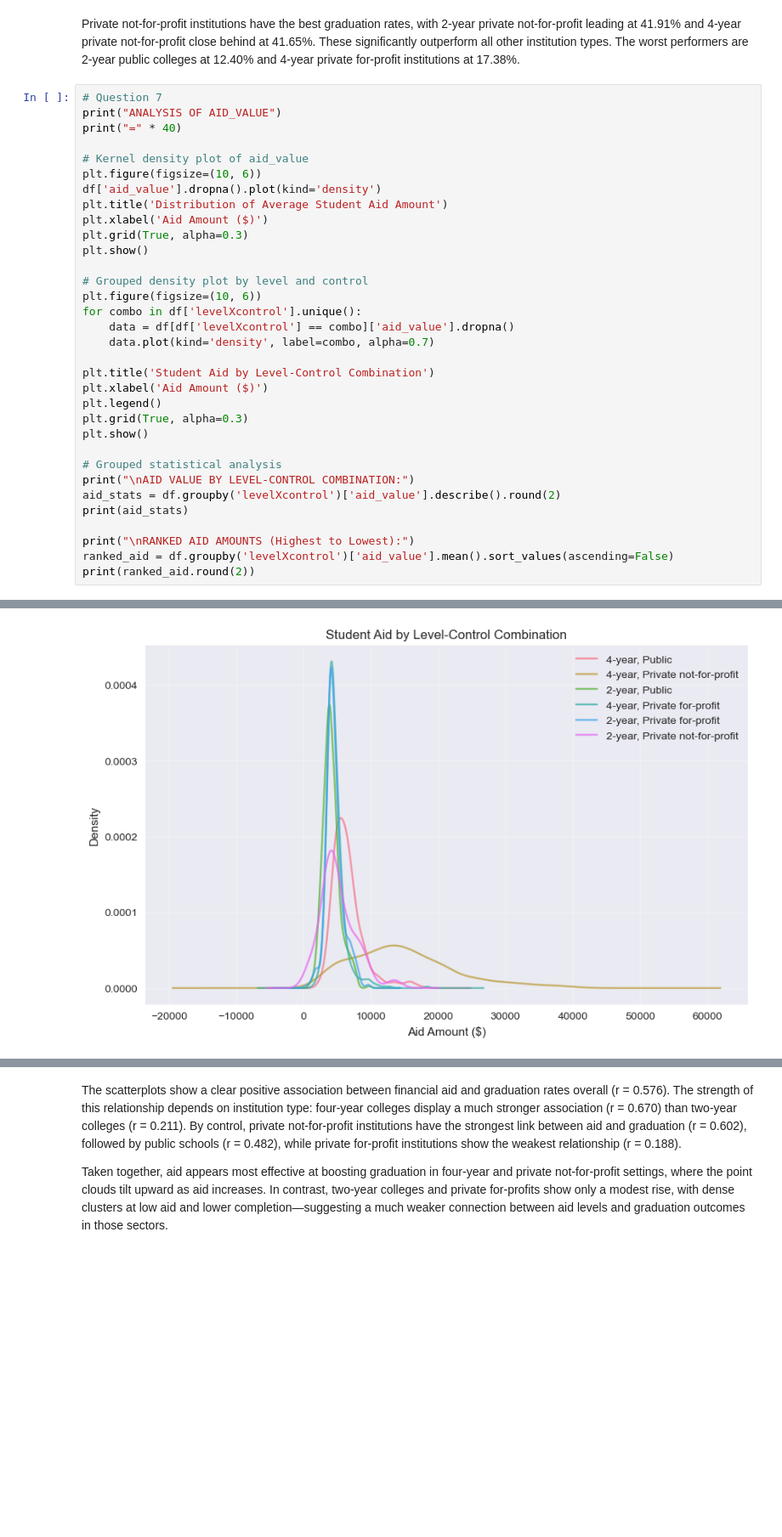
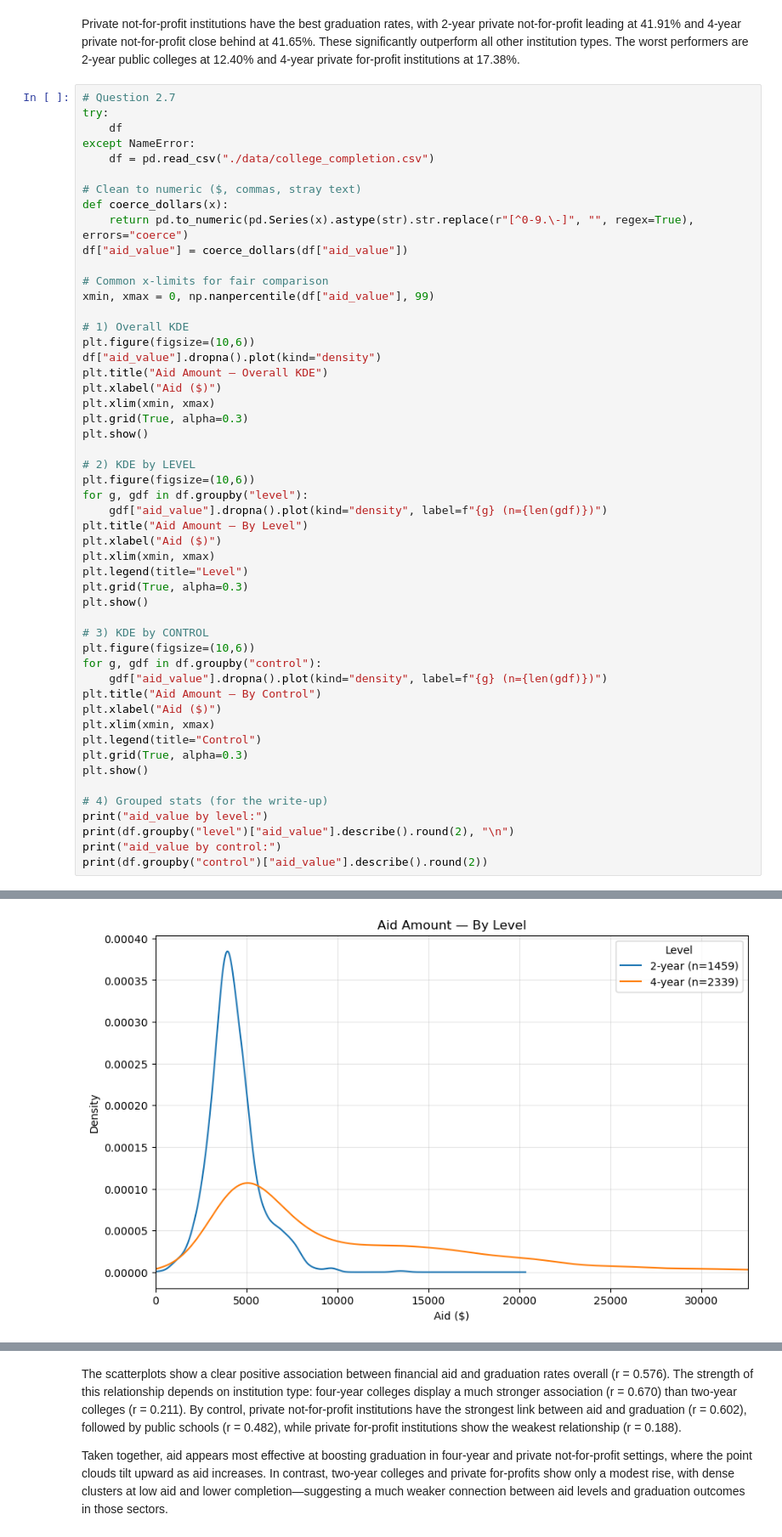
Before and after one commit to jly123819/visualization_assignment, a Jupyter notebook: assignment.ipynb, the cells around one changed output, grey strips where cells are left out. Shown at 85% size. Cells and saved outputs as stored; diff of their text form; blank space fills up the shorter version.

```diff
--- a/assignment.ipynb
+++ b/assignment.ipynb
@@ -412,36 +427,54 @@ Name: grad_100_value, dtype: float64
 # %% [markdown]
 Private not-for-profit institutions have the best graduation rates, with 2-year private not-for-profit leading at 41.91% and 4-year private not-for-profit close behind at 41.65%. These significantly outperform all other institution types. The worst performers are 2-year public colleges at 12.40% and 4-year private for-profit institutions at 17.38%.
 # %%
-# Question 7
-print("ANALYSIS OF AID_VALUE")
-print("=" * 40)
+# Question 2.7
+try:
+    df
+except NameError:
+    df = pd.read_csv("./data/college_completion.csv")
 
-# Kernel density plot of aid_value
-plt.figure(figsize=(10, 6))
-df['aid_value'].dropna().plot(kind='density')
-plt.title('Distribution of Average Student Aid Amount')
-plt.xlabel('Aid Amount ($)')
+# Clean to numeric ($, commas, stray text)
+def coerce_dollars(x):
+    return pd.to_numeric(pd.Series(x).astype(str).str.replace(r"[^0-9.\-]", "", regex=True), errors="coerce")
+df["aid_value"] = coerce_dollars(df["aid_value"])
+
+# Common x-limits for fair comparison
+xmin, xmax = 0, np.nanpercentile(df["aid_value"], 99)
+
+# 1) Overall KDE
+plt.figure(figsize=(10,6))
+df["aid_value"].dropna().plot(kind="density")
+plt.title("Aid Amount — Overall KDE")
+plt.xlabel("Aid ($)")
+plt.xlim(xmin, xmax)
 plt.grid(True, alpha=0.3)
 plt.show()
 
-# Grouped density plot by level and control
-plt.figure(figsize=(10, 6))
-for combo in df['levelXcontrol'].unique():
-    data = df[df['levelXcontrol'] == combo]['aid_value'].dropna()
-    data.plot(kind='density', label=combo, alpha=0.7)
-
-plt.title('Student Aid by Level-Control Combination')
-plt.xlabel('Aid Amount ($)')
-plt.legend()
+# 2) KDE by LEVEL
+plt.figure(figsize=(10,6))
+for g, gdf in df.groupby("level"):
+    gdf["aid_value"].dropna().plot(kind="density", label=f"{g} (n={len(gdf)})")
+plt.title("Aid Amount — By Level")
+plt.xlabel("Aid ($)")
+plt.xlim(xmin, xmax)
+plt.legend(title="Level")
 plt.grid(True, alpha=0.3)
 plt.show()
 
-# Grouped statistical analysis
-print("\nAID VALUE BY LEVEL-CONTROL COMBINATION:")
-aid_stats = df.groupby('levelXcontrol')['aid_value'].describe().round(2)
-print(aid_stats)
+# 3) KDE by CONTROL
+plt.figure(figsize=(10,6))
+for g, gdf in df.groupby("control"):
+    gdf["aid_value"].dropna().plot(kind="density", label=f"{g} (n={len(gdf)})")
+plt.title("Aid Amount — By Control")
+plt.xlabel("Aid ($)")
+plt.xlim(xmin, xmax)
+plt.legend(title="Control")
+plt.grid(True, alpha=0.3)
+plt.show()
 
-print("\nRANKED AID AMOUNTS (Highest to Lowest):")
-ranked_aid = df.groupby('levelXcontrol')['aid_value'].mean().sort_values(ascending=False)
-print(ranked_aid.round(2))
+# 4) Grouped stats (for the write-up)
+print("aid_value by level:")
+print(df.groupby("level")["aid_value"].describe().round(2), "\n")
+print("aid_value by control:")
+print(df.groupby("control")["aid_value"].describe().round(2))
 # %% [output]
@@ -451 +482 @@ ANALYSIS OF AID_VALUE
-[figure, old version]
+[figure, new version]
```
Also changed, not shown: parts of 11 cells of this notebook.
